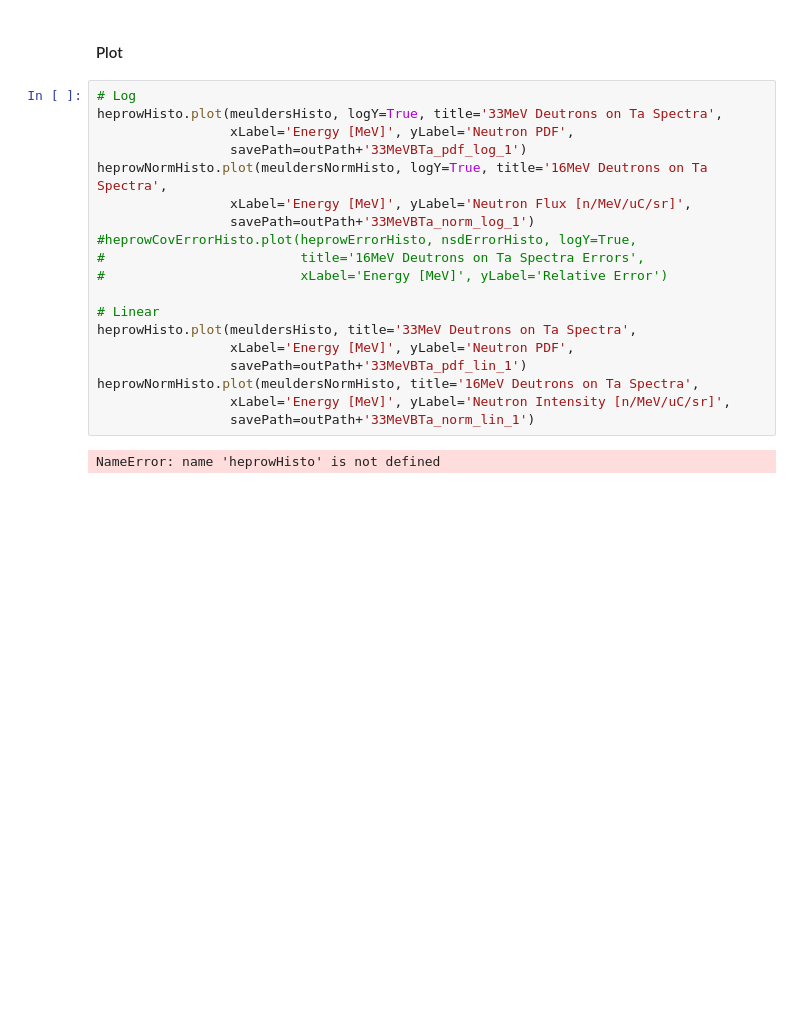
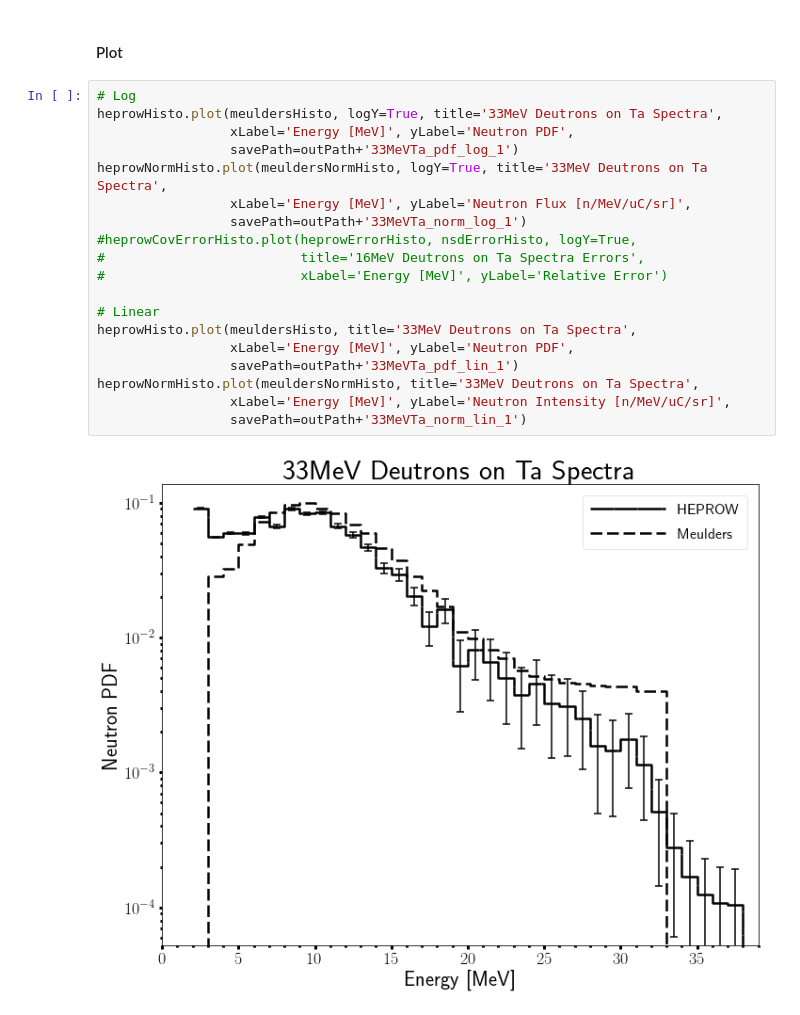
Before and after one commit to 2lambda123/88_Data, a Jupyter notebook: Experiments/PHS/33MeVTa_29-31Mar17/33MeVTa_BeamOnly.ipynb, the cells around one changed output. Drawn from its saved outputs; the diff is of its cells as text; blank space fills up the shorter version.

```diff
--- a/Experiments/PHS/33MeVTa_29-31Mar17/33MeVTa_BeamOnly.ipynb
+++ b/Experiments/PHS/33MeVTa_29-31Mar17/33MeVTa_BeamOnly.ipynb
@@ -1653,21 +1668,21 @@ mcnpNormHisto.build_histo(mcnpData[mcnpBinBounds].tolist(), mcnpData['normFlux']
 # %%
 # Log
 heprowHisto.plot(meuldersHisto, logY=True, title='33MeV Deutrons on Ta Spectra',
                  xLabel='Energy [MeV]', yLabel='Neutron PDF',
-                 savePath=outPath+'33MeVBTa_pdf_log_1')
-heprowNormHisto.plot(meuldersNormHisto, logY=True, title='16MeV Deutrons on Ta Spectra',
+                 savePath=outPath+'33MeVTa_pdf_log_1')
+heprowNormHisto.plot(meuldersNormHisto, logY=True, title='33MeV Deutrons on Ta Spectra',
                  xLabel='Energy [MeV]', yLabel='Neutron Flux [n/MeV/uC/sr]',
-                 savePath=outPath+'33MeVBTa_norm_log_1')
+                 savePath=outPath+'33MeVTa_norm_log_1')
 #heprowCovErrorHisto.plot(heprowErrorHisto, nsdErrorHisto, logY=True,
 #                         title='16MeV Deutrons on Ta Spectra Errors',
 #                         xLabel='Energy [MeV]', yLabel='Relative Error')
 
 # Linear
 heprowHisto.plot(meuldersHisto, title='33MeV Deutrons on Ta Spectra',
                  xLabel='Energy [MeV]', yLabel='Neutron PDF',
-                 savePath=outPath+'33MeVBTa_pdf_lin_1')
-heprowNormHisto.plot(meuldersNormHisto, title='16MeV Deutrons on Ta Spectra',
+                 savePath=outPath+'33MeVTa_pdf_lin_1')
+heprowNormHisto.plot(meuldersNormHisto, title='33MeV Deutrons on Ta Spectra',
                  xLabel='Energy [MeV]', yLabel='Neutron Intensity [n/MeV/uC/sr]',
-                 savePath=outPath+'33MeVBTa_norm_lin_1')
+                 savePath=outPath+'33MeVTa_norm_lin_1')
 # %% [output]
-NameError: name 'heprowHisto' is not defined
+[figure, added]
```
Also changed, not shown: parts of 7 cells of this notebook, 5 other files.
